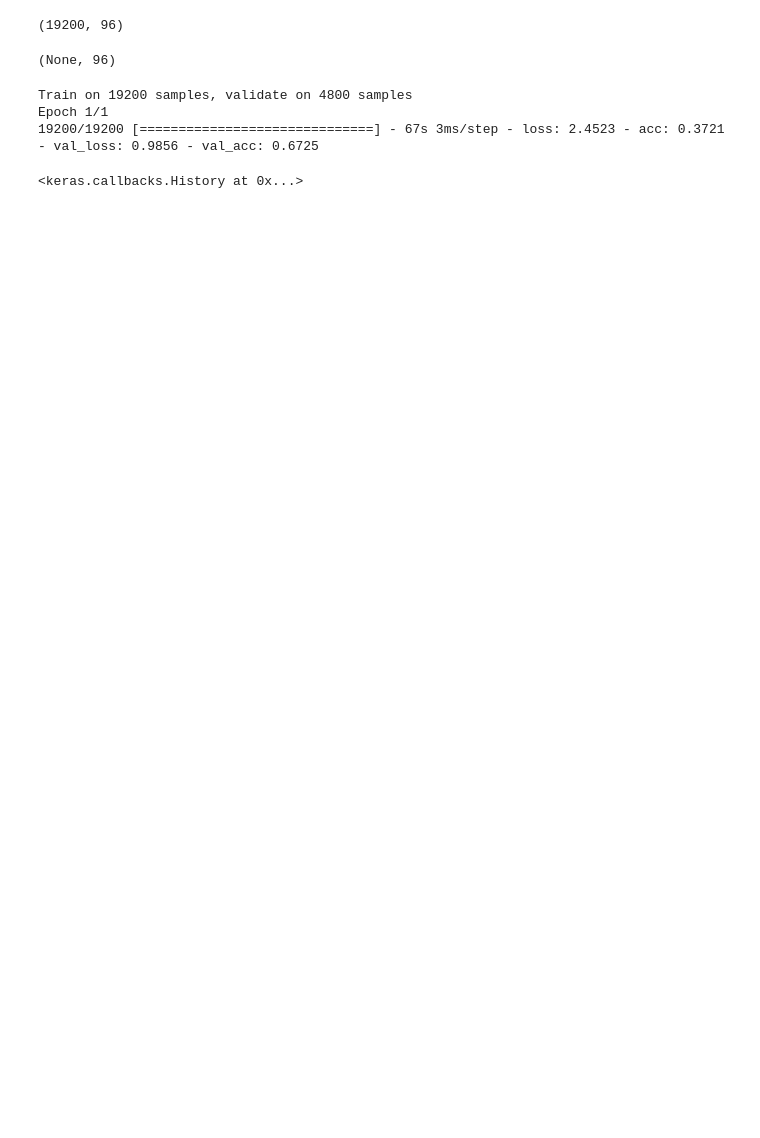
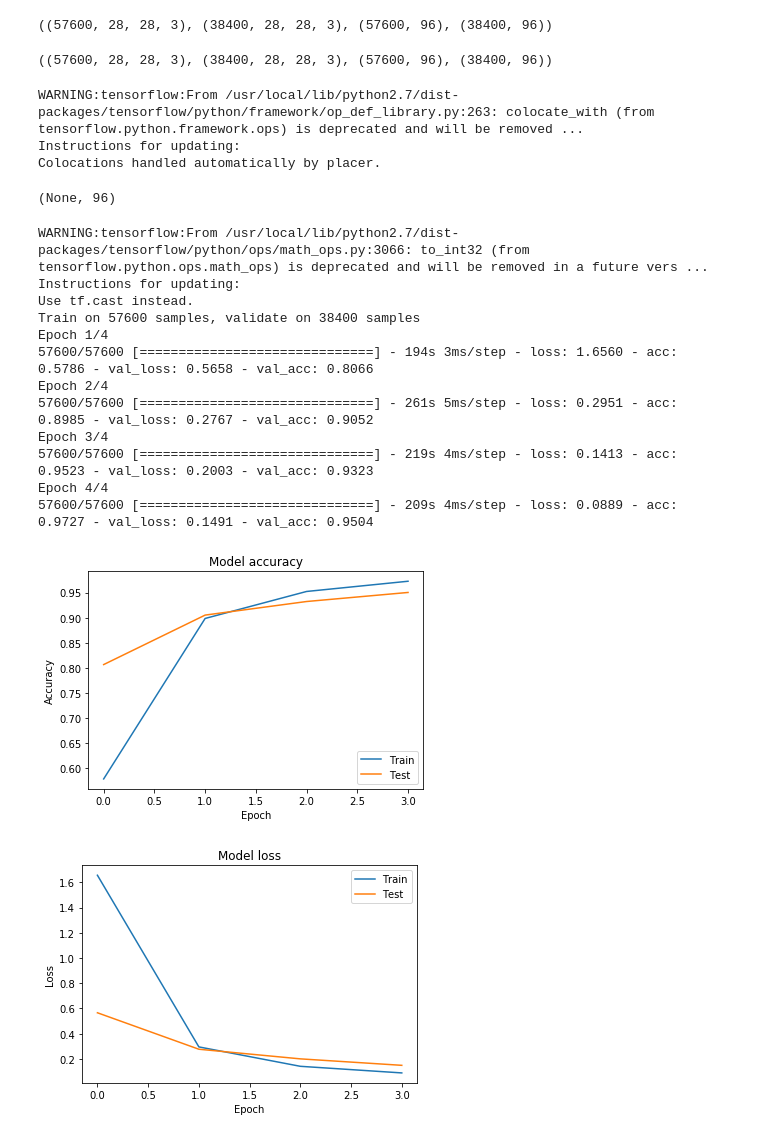
Before and after one commit to Vishal1541/DeepLearning, a Jupyter notebook: Assignment2/Task1_CNN/Part1/line.ipynb, the cells around one changed output. Drawn from its saved outputs; the diff is of its cells as text; code cells hidden in the pictures; blank space fills up the shorter version.

```diff
--- a/Assignment2/Task1_CNN/Part1/line.ipynb
+++ b/Assignment2/Task1_CNN/Part1/line.ipynb
@@ -80,10 +12,27 @@ X_test, y_test = getTestingData(training_samples)
+# %%
+total_classes = 96
+line_folder = "../../line_data"
+op_folder = "./result/line"
+
+X_train = np.load(line_folder + "/x_train.npy")
+y_train = np.load(line_folder + "/y_train.npy")
+X_test = np.load(line_folder + "/x_test.npy")
+y_test = np.load(line_folder + "/y_test.npy")
+
+# X_train = X_train[:1000]
+# y_train = y_train[:1000]
+# X_test = X_test[:1000]
+# y_test = y_test[:1000]
+
+print (X_train.shape, X_test.shape, y_train.shape, y_test.shape)
+# %% [output]
+((57600, 28, 28, 3), (38400, 28, 28, 3), (57600, 96), (38400, 96))
 # %%
-X_train = X_train.reshape(19200, 28, 28, 3)
-X_test = X_test.reshape(4800, 28, 28, 3)
-X_train.shape
-y_train.shape
+X_train = X_train.reshape(57600, 28, 28, 3)
+X_test = X_test.reshape(38400, 28, 28, 3)
+print (X_train.shape, X_test.shape, y_train.shape, y_test.shape)
 # %% [output]
-(19200, 96)
+((57600, 28, 28, 3), (38400, 28, 28, 3), (57600, 96), (38400, 96))
 # %%
 model = Sequential()
 model.add(Conv2D(32, kernel_size=7, strides=1, activation="relu", input_shape=(28,28,3)))
@@ -91,16 +40,51 @@ model.add(BatchNormalization())
 model.add(MaxPooling2D(pool_size=2, strides=2))
 model.add(Flatten())
 model.add(Dense(1024, activation="relu"))
-model.add(BatchNormalization())
 model.add(Dense(total_classes, activation="softmax"))
 model.compile(optimizer="adam", loss="categorical_crossentropy", metrics=["accuracy"])
 model.output_shape
 # %% [output]
-(None, 96)
+WARNING:tensorflow:From /usr/local/lib/python2.7/dist-packages/tensorflow/python/framework/op_def_library.py:263: colocate_with (from tensorflow.python.framework.ops) is deprecated and will be removed ...
+Instructions for updating:
+Colocations handled automatically by placer.
+(None, 96)
-# %%
-model.fit(X_train, y_train, validation_data=(X_test, y_test), epochs=1, batch_size=batch_size)
-# %% [output]
-Train on 19200 samples, validate on 4800 samples
-Epoch 1/1
-19200/19200 [==============================] - 67s 3ms/step - loss: 2.4523 - acc: 0.3721 - val_loss: 0.9856 - val_acc: 0.6725
-<keras.callbacks.History at 0x...>
+# %%
+if not os.path.exists(op_folder):
+    os.makedirs(op_folder)
+
+history = model.fit(X_train, y_train, validation_data=(X_test, y_test), epochs=4, batch_size=300)
+
+# Plot training & validation accuracy values
+plt.plot(history.history['acc'])
+plt.plot(history.history['val_acc'])
+plt.title('Model accuracy')
+plt.ylabel('Accuracy')
+plt.xlabel('Epoch')
+plt.legend(['Train', 'Test'], loc='lower right')
+plt.savefig(op_folder + "/accuracy.png", bbox_inches='tight')
+plt.show()
+
+# Plot training & validation loss values
+plt.plot(history.history['loss'])
+plt.plot(history.history['val_loss'])
+plt.title('Model loss')
+plt.ylabel('Loss')
+plt.xlabel('Epoch')
+plt.legend(['Train', 'Test'], loc='upper right')
+plt.savefig(op_folder + "/loss.png", bbox_inches='tight')
+plt.show()
+# %% [output]
+WARNING:tensorflow:From /usr/local/lib/python2.7/dist-packages/tensorflow/python/ops/math_ops.py:3066: to_int32 (from tensorflow.python.ops.math_ops) is deprecated and will be removed in a future vers ...
+Instructions for updating:
+Use tf.cast instead.
+Train on 57600 samples, validate on 38400 samples
+Epoch 1/4
+57600/57600 [==============================] - 194s 3ms/step - loss: 1.6560 - acc: 0.5786 - val_loss: 0.5658 - val_acc: 0.8066
+Epoch 2/4
+57600/57600 [==============================] - 261s 5ms/step - loss: 0.2951 - acc: 0.8985 - val_loss: 0.2767 - val_acc: 0.9052
+Epoch 3/4
+57600/57600 [==============================] - 219s 4ms/step - loss: 0.1413 - acc: 0.9523 - val_loss: 0.2003 - val_acc: 0.9323
+Epoch 4/4
+57600/57600 [==============================] - 209s 4ms/step - loss: 0.0889 - acc: 0.9727 - val_loss: 0.1491 - val_acc: 0.9504
+[figure, added]
+[figure, added]
```
Also changed, not shown: parts of 10 cells of this notebook, 33 other files.
